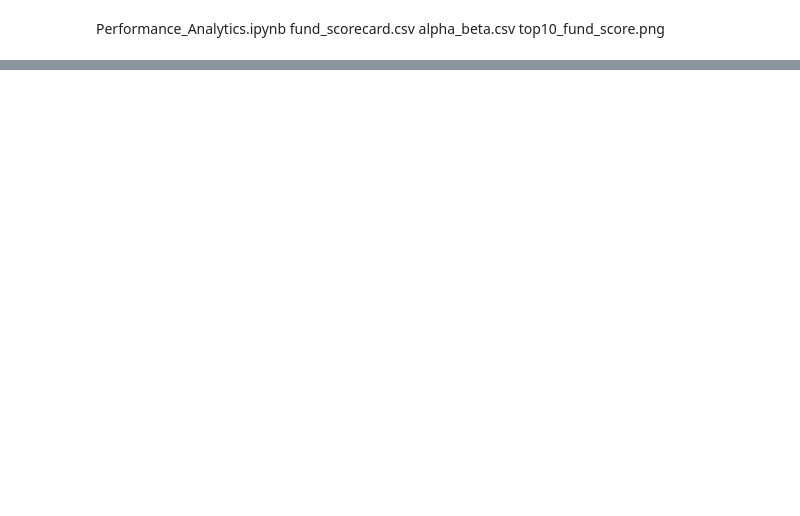
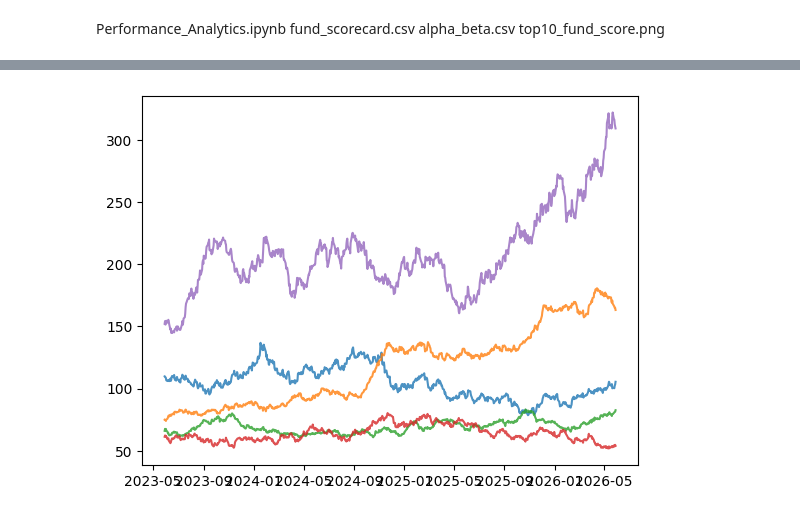
Before and after one commit to rokkalabhavyasri-123/bluestock_mf_capstone, a Jupyter notebook: notebooks/Performance_Analytics.ipynb, the cells around one changed output, grey strips where cells are left out. Saved outputs shown, nothing was run; the diff lists cells and outputs as text; code cells hidden in the pictures; blank space fills up the shorter version.

```diff
--- a/notebooks/Performance_Analytics.ipynb
+++ b/notebooks/Performance_Analytics.ipynb
@@ -601,0 +339,6 @@ top10_fund_score.png
+# %%
+nav = pd.read_csv(
+    r"C:\Users\rokka\OneDrive\Desktop\bluestock_mf_capstone\data\raw\02_nav_history.csv"
+)
+
+nav['date'] = pd.to_datetime(nav['date'])
@@ -601,0 +355,18 @@ top10_fund_score.png
+# %%
+for code in top5['amfi_code']:
+
+    fund = nav[
+        nav['amfi_code'] == code
+    ].copy()
+
+    fund = fund[
+        fund['date'] >= start_date
+    ]
+
+    plt.plot(
+        fund['date'],
+        fund['nav'],
+        alpha=0.8
+    )
+# %% [output]
+[figure, added]
```
Also changed, not shown: parts of 26 cells of this notebook, 1 other file.
